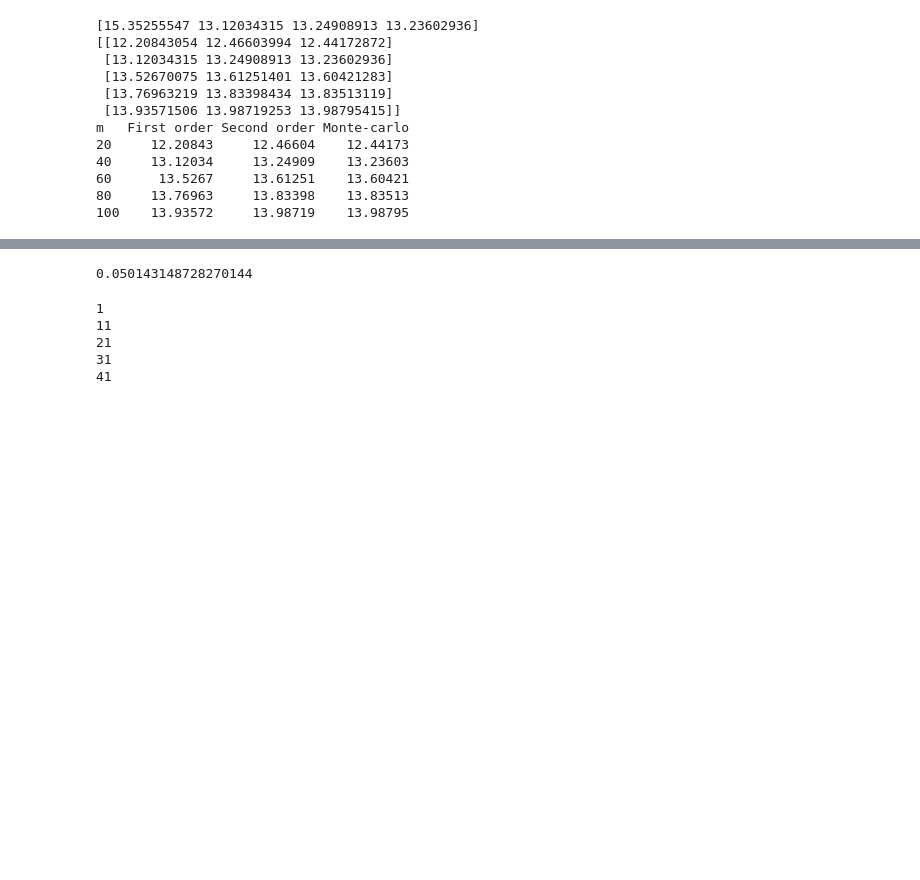
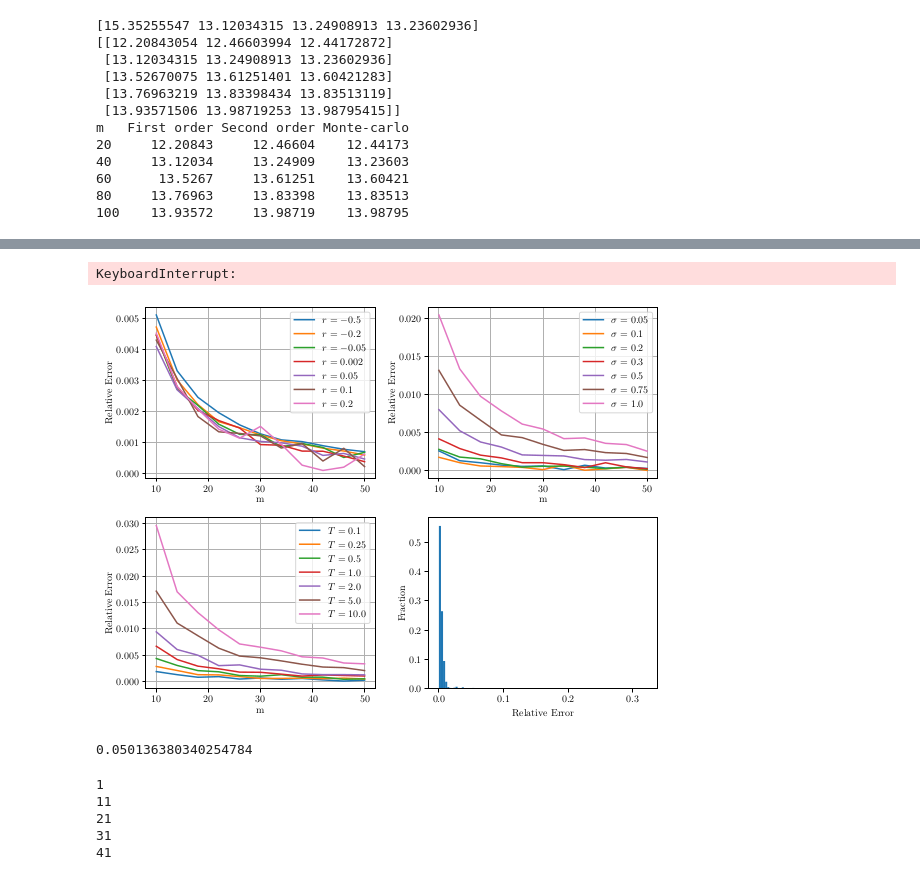
Before and after one commit to WoutervDijk/Thesis, a Jupyter notebook: notebooks/Cleaned_Notebook.ipynb, the cells around one changed output, grey strips where cells are left out. Cells and saved outputs as stored; diff of their text form; code cells hidden in the pictures; blank space fills up the shorter version.

Commit message:
Completed many plots and tables

```diff
--- a/notebooks/Cleaned_Notebook.ipynb
+++ b/notebooks/Cleaned_Notebook.ipynb
@@ -306,3 +392,61 @@ plt.show()
+# %%
+# Generate the random parameter plot
+r_draws = np.random.uniform(-0.05, 0.25, 1000)
+sigma_draws = np.random.uniform(0.05, 0.5, 1000)
+T_draws = np.random.uniform(0.1, 5, 1000)
+m = 25
+S_0 = 100
+sims_random = cp.zeros(r_draws.size)
+for i in range(r_draws.size):
+    disc_price_true = sim_price_lookback_put(S_0, r_draws[i], sigma_draws[i], T_draws[i], 40000000, m)[0]
+    disc_price_approx = broadie_second_order_approx(S_0, r_draws[i], sigma_draws[i], T_draws[i], m)
+    sims_random[i] = (disc_price_approx - disc_price_true)/disc_price_true
+sims_random = cp.asnumpy(sims_random)
+# np.save("relativeError_SecondOrderRandomParamsv2", sims_random)
+# %% [output]
+KeyboardInterrupt:
+# %%
+# A plot differing r_
+sims = np.load("relativeError_SecondOrder.npy")
+x_points = np.load("x_pointsRelativeError_SecondOrder.npy")
+sims_random = np.load("relativeError_SecondOrderRandomParamsv2.npy")
+sims = np.abs(sims)
+sims_random = np.abs(sims_random)
+r_points = np.array([-0.5, -0.2,-0.05,0.002, 0.05, 0.1, 0.20])
+sigma_points = np.array([0.05, 0.1, 0.2, 0.3, 0.5, 0.75, 1])
+T_points = np.array([0.1, 0.25, 0.5, 1, 2, 5, 10])
+import matplotlib.pyplot as plt
+import matplotlib
+matplotlib.use("pgf")
+matplotlib.rcParams.update({
+    "pgf.texsystem": "pdflatex",
+    'font.family': 'serif',
+    'text.usetex': True,
+    'pgf.rcfonts': False,
+})
+fig = plt.figure(figsize=(8,6))
+ax1 = plt.subplot2grid((2,2), (0,0))
+ax2 = plt.subplot2grid((2,2), (0,1))
+ax3 = plt.subplot2grid((2,2), (1,0))
+ax4 = plt.subplot2grid((2,2), (1,1))
+for idx, r_ in enumerate(r_points):
+    ax1.plot(x_points, sims[:, idx, 0], label=f"$r={r_}$")
+for idx, sigma in enumerate(sigma_points):
+    ax2.plot(x_points, sims[:, idx, 1], label=f"$\\sigma={sigma}$")
+for idx, T in enumerate(T_points):
+    ax3.plot(x_points, sims[:, idx, 2], label=f"$T={T}$")
+sims_random = sims_random[np.argsort(sims_random)][:990]
+weights = np.ones_like(sims_random[:]) / len(sims_random[:])
+ax4.hist(sims_random[:], weights=weights, bins=100)
+ax4.set(xlabel='Relative Error', ylabel='Fraction')
+for ax in fig.get_axes()[0:3]:
+    ax.legend()
+    ax.grid()
+    ax.set(xlabel='m', ylabel='Relative Error')
+fig.tight_layout()
+fig.savefig("relativeError_SecondOrderPictures.pgf")
+# %% [output]
+[figure, added]
 # %%
 # This looks at convergence speed for large m.
 
@@ -339,6 +483,9 @@ plt.xscale("log")
 plt.savefig("convergenceRelativeErrorContinuous.pgf")
 # %%
 # Calculate the relative error distribution for different random parameters for large m
+r_ = 0.05
+sigma = 0.3
+T = 0.5
 N = 1000000 # Number of samples
 r_draws = np.random.uniform(-0.05, 0.25, N)
 sigma_draws = np.random.uniform(0.05, 0.5, N)
@@ -346,13 +493,17 @@ T_draws = np.random.uniform(0.1, 5, N)
 S_0 = 100
 x_points = np.array([10**2, 10**3, 10**4, 10**5, 10**6])
 sims = np.zeros((N, x_points.size))
+figureValues = np.zeros(x_points.size) # The values of the corresponding figure in the section
 for i,  m in enumerate(x_points):
     disc_price = broadie_second_order_approx(S_0, r_draws, sigma_draws, T_draws, m)
     cont_price = exact_price_cont_time(S_0, r_draws, sigma_draws, T_draws)
     sims[:, i] = (cont_price - disc_price)/disc_price
+    disc_price_fig = broadie_second_order_approx(S_0, r_, sigma, T, m)
+    cont_price_fig = exact_price_cont_time(S_0, r_, sigma, T)
+    figureValues[i] = (cont_price_fig - disc_price_fig)/disc_price_fig
 print(np.mean(sims[:,1]))
 # %% [output]
-0.050143148728270144
+0.050136380340254784
 # %%
 # generate the plots and table
 import pandas as pd
```
Also changed, not shown: parts of 16 cells of this notebook.
